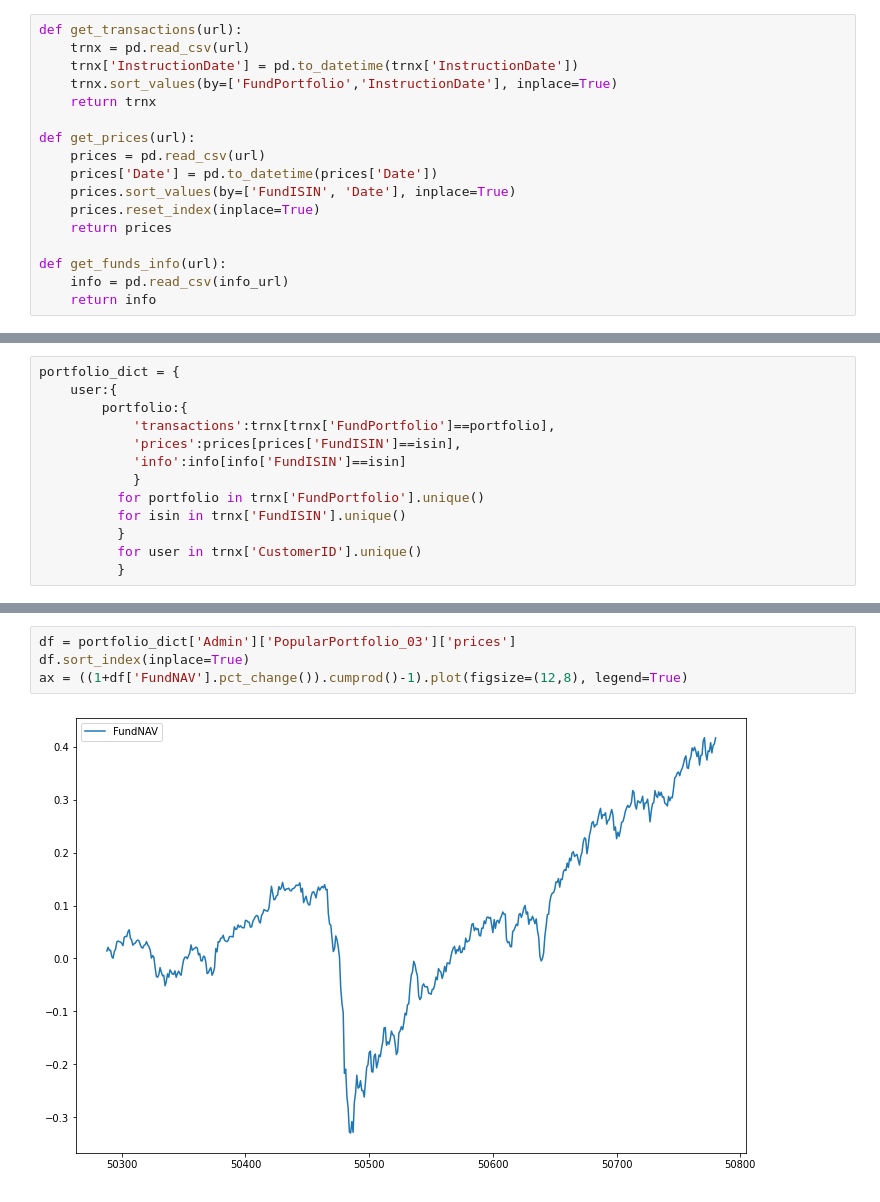
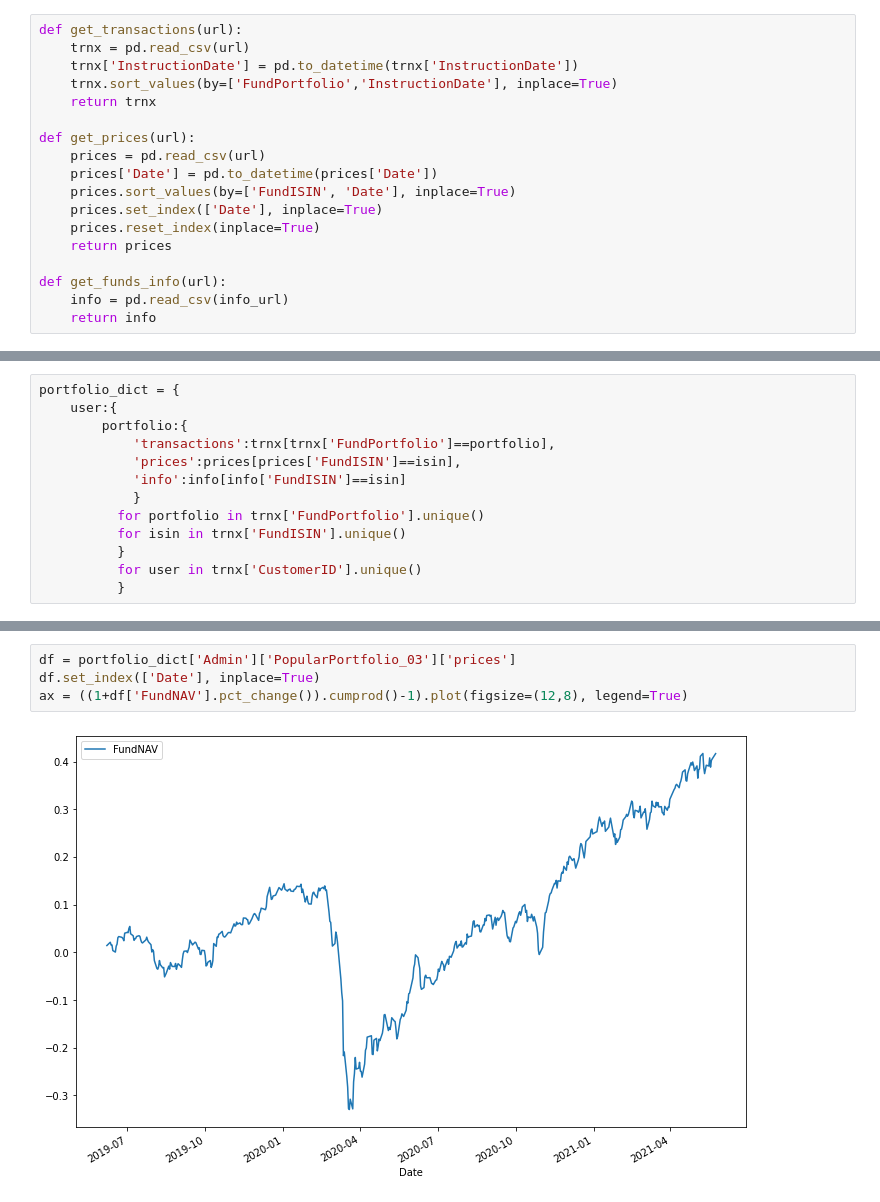
Before and after one commit to Nord-ouest-Advisors/InvestGuard, a Jupyter notebook: InvestGuard.ipynb, the cells around one changed output, grey strips where cells are left out. Drawn from its saved outputs; the diff is of its cells as text.

```diff
--- a/InvestGuard.ipynb
+++ b/InvestGuard.ipynb
@@ -20,6 +20,7 @@ def get_prices(url):
     prices = pd.read_csv(url)
     prices['Date'] = pd.to_datetime(prices['Date'])
     prices.sort_values(by=['FundISIN', 'Date'], inplace=True)
+    prices.set_index(['Date'], inplace=True)
     prices.reset_index(inplace=True)
     return prices
 
@@ -91,6 +109,6 @@ portfolio_dict = {
 # %%
 df = portfolio_dict['Admin']['PopularPortfolio_03']['prices']
-df.sort_index(inplace=True)
+df.set_index(['Date'], inplace=True)
 ax = ((1+df['FundNAV'].pct_change()).cumprod()-1).plot(figsize=(12,8), legend=True)
 # %% [output]
-[figure, old version]
+[figure, new version]
```
Also changed, not shown: parts of 2 cells of this notebook.
